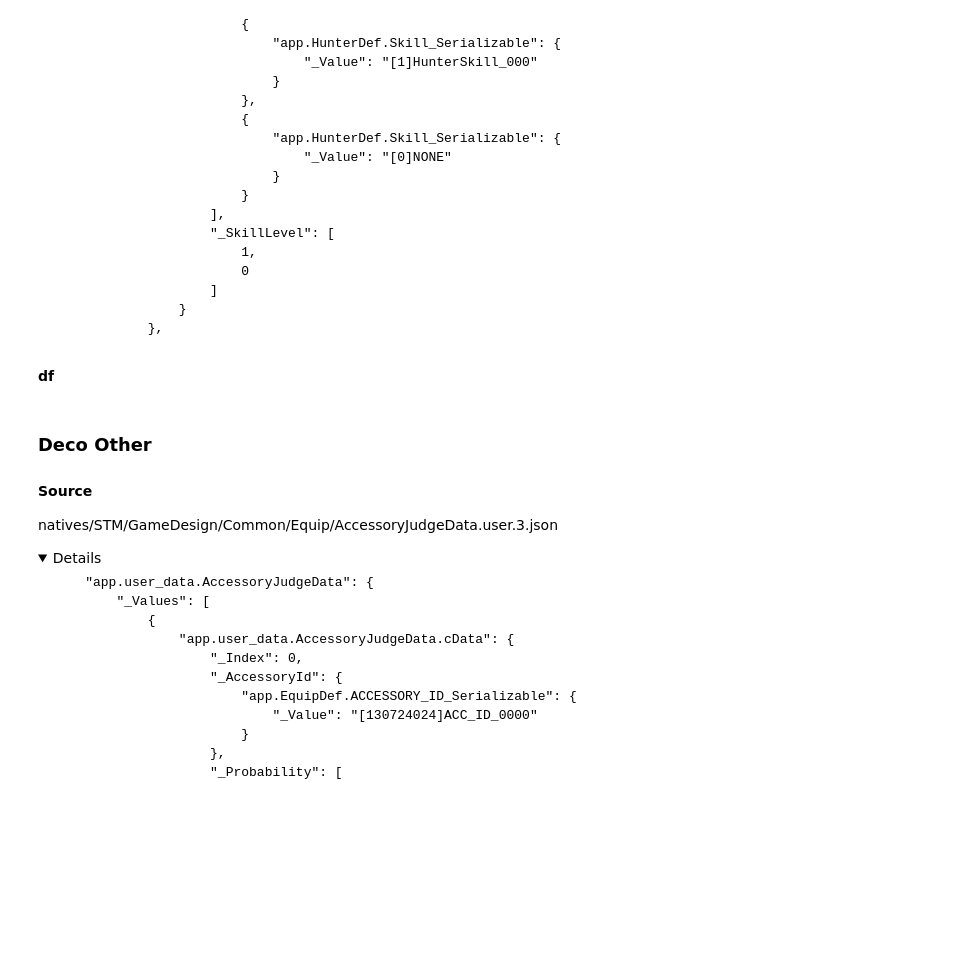
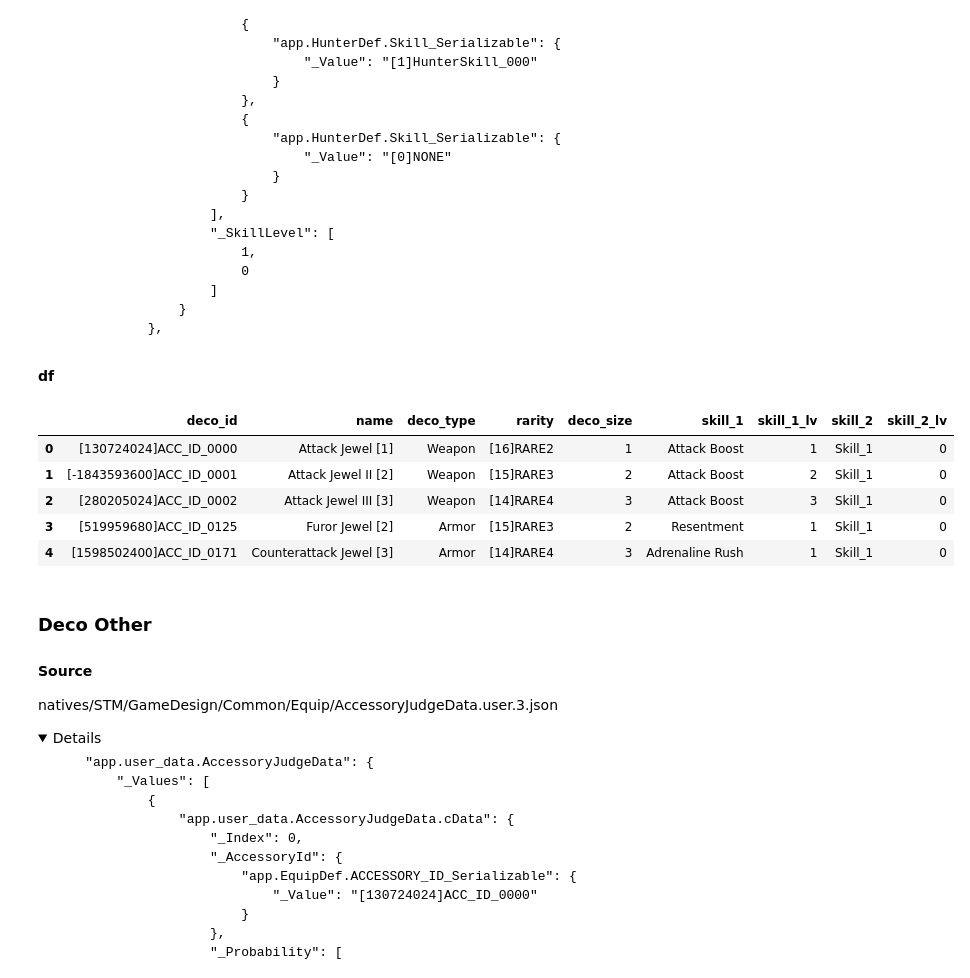
Before and after one commit to NoswalDev/MHRice_Wrangler, a Jupyter notebook: MHWilds_Wrangle.ipynb, the cells around one changed output. Drawn from its saved outputs; the diff is of its cells as text; code cells hidden in the pictures; folded sections open; blank space fills up the shorter version.

```diff
--- a/MHWilds_Wrangle.ipynb
+++ b/MHWilds_Wrangle.ipynb
@@ -238,9 +259,7 @@ natives/STM/GameDesign/Common/Equip/SkillCommonData.user.3.json
 # %%
 url = 'https://raw.githubusercontent.com/dtlnor/MHWs-in-json/refs/heads/main/natives/STM/GameDesign/Common/Equip/SkillCommonData.user.3.json'
 
-with urllib.request.urlopen(url) as page:
-    raw = json.load(page)
-df = pd.json_normalize(raw, record_path=['app.user_data.SkillCommonData', '_Values'])
+df = json_to_df(url,['app.user_data.SkillCommonData', '_Values'])
 df.columns = df.columns.str.replace('app.user_data.SkillCommonData.cData._','')
 
 #split ids
@@ -323,9 +342,11 @@ natives/STM/GameDesign/Common/Equip/SkillData.user.3.json
 # %%
 url = 'https://raw.githubusercontent.com/dtlnor/MHWs-in-json/refs/heads/main/natives/STM/GameDesign/Common/Equip/SkillData.user.3.json'
 
-with urllib.request.urlopen(url) as page:
-    raw = json.load(page)
-df = pd.json_normalize(raw, record_path=['app.user_data.SkillData', '_Values'])
+# with urllib.request.urlopen(url) as page:
+#     raw = json.load(page)
+# df = pd.json_normalize(raw, record_path=['app.user_data.SkillData', '_Values'])
+
+df = json_to_df(url,['app.user_data.SkillData', '_Values'])
 df.columns = df.columns.str.replace('app.user_data.SkillData.cData._','')
 
 #split openSkill
@@ -924,54 +881,50 @@ natives/STM/GameDesign/Common/Equip/AccessoryData.user.3.json
 # %%
 url = 'https://raw.githubusercontent.com/dtlnor/MHWs-in-json/refs/heads/main/natives/STM/GameDesign/Common/Equip/AccessoryData.user.3.json'
 
-with urllib.request.urlopen(url) as page:
-    raw = json.load(page)
-sect = raw[0].get('app.user_data.AccessoryData').get('_Values')
-df = pd.json_normalize(sect)
+df = json_to_df(url,['app.user_data.AccessoryData','_Values'])
 df.columns = df.columns.str.replace('app.user_data.AccessoryData.cData._','')
 
 #fill names and descriptions
 dict_ = dict(zip(df_deco_ids['guid_n'],df_deco_ids['name']))
 df['Name'] = df['Name'].replace(dict_)
 dict_ = dict(zip(df_deco_ids['guid_d'],df_deco_ids['description']))
 df['Explain'] = df['Explain'].replace(dict_)
 
 #deco size
 df.rename(columns={'SlotLevelAcc.app.EquipDef.SlotLevel_Serializable._Value':'deco_size'}, inplace=True)
 df['deco_size'] = df['deco_size'].str.extract(r'\[(.*?)\]').astype(int)
 
-# Skill
-df['skill_1'] = df['Skill'].str[0].str['app.HunterDef.Skill_Serializable'].str['_Value']
-df['skill_2'] = df['Skill'].str[1].str['app.HunterDef.Skill_Serializable'].str['_Value']
-df = df.drop('Skill', axis=1)
+# skills
+dict_ = dict(zip(df_common_skills['common_hunter_id'], df_common_skills['name']))
+df = split_skills(df,replacement_dict=dict_)
 
-dict_ = dict(zip(df_common_skills['common_hunter_id'], df_common_skills['name']))
-df[['skill_1','skill_2']] = df[['skill_1','skill_2']].replace(dict_)
-
-# Skill Level
-df['skill_1_lv'] = df['SkillLevel'].str[0].astype(int)
-df['skill_2_lv'] = df['SkillLevel'].str[1].astype(int)
-df = df.drop('SkillLevel', axis=1)
 
 # Rarity Clean
 
 # Accessory Type Clean
 dict_ = {'[-1638455296]ACC_TYPE_00':'Weapon',
          '[1842954880]ACC_TYPE_01':'Armor'}
 df['AccessoryType.app.EquipDef.ACCESSORY_TYPE_Serializable._Value'] = df['AccessoryType.app.EquipDef.ACCESSORY_TYPE_Serializable._Value'].replace(dict_)
 
 #rename
 df.rename(columns={'AccessoryId.app.EquipDef.ACCESSORY_ID_Serializable._Value':'deco_id',
                    'AccessoryType.app.EquipDef.ACCESSORY_TYPE_Serializable._Value':'deco_type',
                    'Rare.app.ItemDef.RARE_Serializable._Value':'rarity',
                    'Name':'name',
                    'Explain':'description'},inplace=True)
 
 df_decos = df[['deco_id','name','deco_type','rarity','deco_size','skill_1','skill_1_lv','skill_2','skill_2_lv']].copy()
 df_decos.reset_index(drop=True, inplace=True)
 
-# df_decos.head()
-df_decos.to_excel('wilds_decos.xlsx')
+df_decos.head()
+# df_decos.to_excel('wilds_decos.xlsx')
+# %% [output]
+|  | deco_id | name | deco_type | rarity | deco_size | skill_1 | skill_1_lv | skill_2 | skill_2_lv |
+| 0 | [130724024]ACC_ID_0000 | Attack Jewel [1] | Weapon | [16]RARE2 | 1 | Attack Boost | 1 | Skill_1 | 0 |
+| 1 | [-1843593600]ACC_ID_0001 | Attack Jewel II [2] | Weapon | [15]RARE3 | 2 | Attack Boost | 2 | Skill_1 | 0 |
+| 2 | [280205024]ACC_ID_0002 | Attack Jewel III [3] | Weapon | [14]RARE4 | 3 | Attack Boost | 3 | Skill_1 | 0 |
+| 3 | [519959680]ACC_ID_0125 | Furor Jewel [2] | Armor | [15]RARE3 | 2 | Resentment | 1 | Skill_1 | 0 |
+| 4 | [1598502400]ACC_ID_0171 | Counterattack Jewel [3] | Armor | [14]RARE4 | 3 | Adrenaline Rush | 1 | Skill_1 | 0 |
 # %% [markdown]
 ### Deco Other
 #### Source
```
Also changed, not shown: parts of 16 cells of this notebook.
